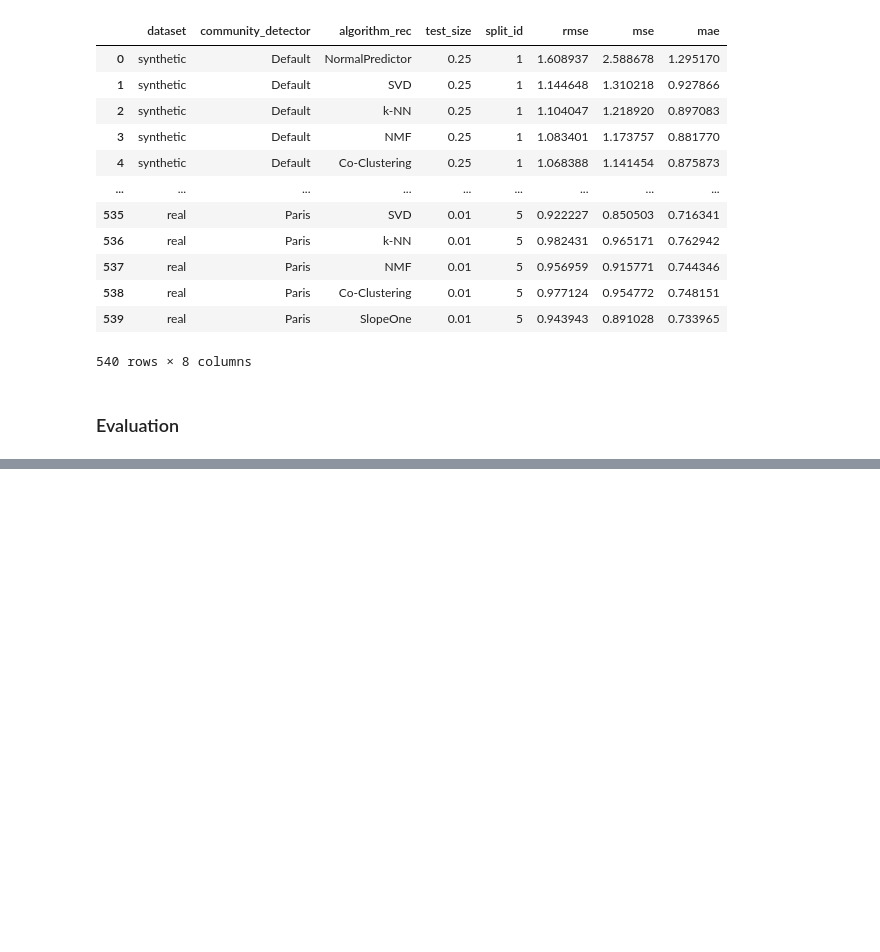
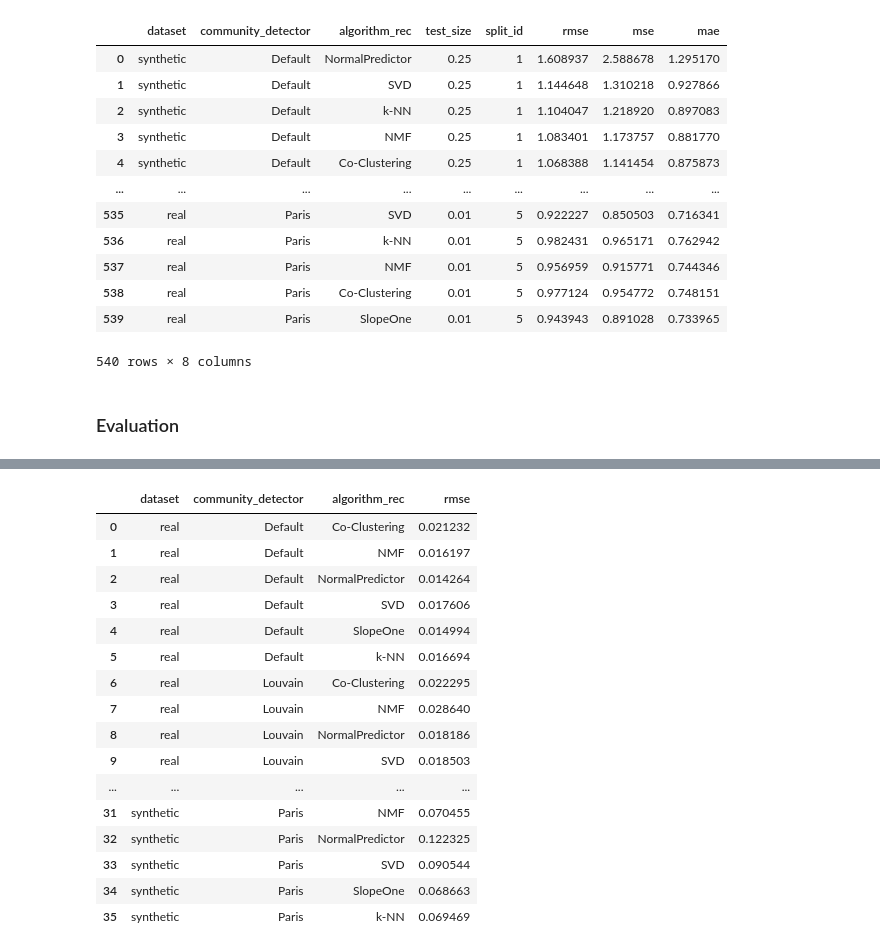
Before and after one commit to ryan-dutra/Collaborative-filtering, a Jupyter notebook: notebooks/summarization_of_error.ipynb, the cells around one changed output, grey strips where cells are left out. Saved outputs shown, nothing was run; the diff lists cells and outputs as text; code cells hidden in the pictures; blank space fills up the shorter version.

```diff
--- a/notebooks/summarization_of_error.ipynb
+++ b/notebooks/summarization_of_error.ipynb
@@ -34,6 +51,8 @@ display(df)
 # %% [markdown]
 ### Evaluation
 # %%
-df = df.groupby(['dataset', 'community_detector', 'algorithm_rec', 'test_size'])['rmse'].mean().reset_index()
-df = df.groupby(['dataset', 'community_detector', 'algorithm_rec'])['rmse'].mean().reset_index()
-df
+data = df.copy()
+errors = df.copy()
+data = data.groupby(['dataset', 'community_detector', 'algorithm_rec', 'test_size'])['rmse'].mean().reset_index()
+data = data.groupby(['dataset', 'community_detector', 'algorithm_rec'])['rmse'].mean().reset_index()
+errors = errors.groupby(['dataset', 'community_detector', 'algorithm_rec'])['rmse'].std().reset_index()
@@ -75 +79,21 @@ index = np.arange(len(models))
+# %%
+display(errors)
+# %% [output]
+|  | dataset | community_detector | algorithm_rec | rmse |
+| 0 | real | Default | Co-Clustering | 0.021232 |
+| 1 | real | Default | NMF | 0.016197 |
+| 2 | real | Default | NormalPredictor | 0.014264 |
+| 3 | real | Default | SVD | 0.017606 |
+| 4 | real | Default | SlopeOne | 0.014994 |
+| 5 | real | Default | k-NN | 0.016694 |
+| 6 | real | Louvain | Co-Clustering | 0.022295 |
+| 7 | real | Louvain | NMF | 0.028640 |
+| 8 | real | Louvain | NormalPredictor | 0.018186 |
+| 9 | real | Louvain | SVD | 0.018503 |
+| ... | ... | ... | ... | ... |
+| 31 | synthetic | Paris | NMF | 0.070455 |
+| 32 | synthetic | Paris | NormalPredictor | 0.122325 |
+| 33 | synthetic | Paris | SVD | 0.090544 |
+| 34 | synthetic | Paris | SlopeOne | 0.068663 |
+| 35 | synthetic | Paris | k-NN | 0.069469 |
 # %%
```
Also changed, not shown: parts of 6 cells of this notebook, 10 other files.
